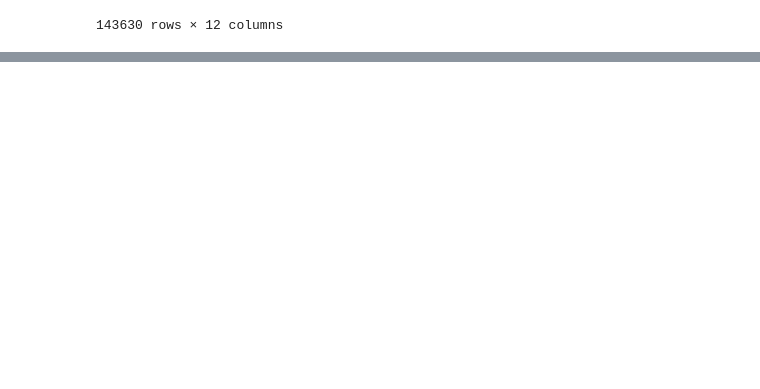
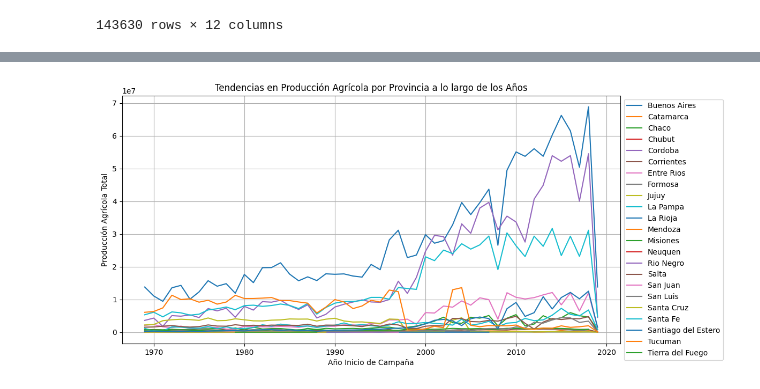
Before and after one commit to Marianod2003/Proyectogrupo21, a Jupyter notebook: .ipynb, the cells around one changed output, grey strips where cells are left out. Saved outputs shown, nothing was run; the diff lists cells and outputs as text; code cells hidden in the pictures; blank space fills up the shorter version.

```diff
--- a/.ipynb
+++ b/.ipynb
@@ -51,0 +55,3 @@ heatmap.set_title('Mapa de calor de correlación ', fontdict={'fontsize':18}, pa
+# %%
+# Cambiar el nombre de tres columnas
+df_agricola.rename(columns={'id_campa�a': 'id_campania', 'campa�a': 'campania', 'produccion ': 'produccion'}, inplace=True)
@@ -51,0 +100,8 @@ heatmap.set_title('Mapa de calor de correlación ', fontdict={'fontsize':18}, pa
+# %%
+df_agricola[['inicio_campania', 'fin_campania']] = df_agricola['campania'].str.split('/', expand=True)
+df_agricola['inicio_campania'] = pd.to_datetime(df_agricola['inicio_campania'], format='%Y')
+df_agricola['fin_campania'] = pd.to_datetime(df_agricola['fin_campania'], format='%Y') + pd.DateOffset(years=1)
+
+# Extrae el año de las columnas "inicio_campaña" y "fin_campaña"
+df_agricola['inicio_campania'] = df_agricola['inicio_campania'].dt.year
+df_agricola['fin_campania'] = df_agricola['fin_campania'].dt.year
@@ -51,0 +213,21 @@ heatmap.set_title('Mapa de calor de correlación ', fontdict={'fontsize':18}, pa
+# %%
+# Filtrar filas con años válidos y eliminar las que no cumplen el formato
+df_agricola = df_agricola[df_agricola['inicio_campania'].notnull()]
+
+# Calcular la producción total por año y Provincia
+tendencias = df_agricola.groupby(['inicio_campania', 'provincia'])['produccion'].sum().reset_index()
+
+# Visualizar tendencias a lo largo de los años
+plt.figure(figsize=(12, 6))
+for provincia in tendencias['provincia'].unique():
+    data = tendencias[tendencias['provincia'] == provincia]
+    plt.plot(data['inicio_campania'], data['produccion'], label=provincia)
+
+plt.xlabel('Año Inicio de Campaña')
+plt.ylabel('Producción Agrícola Total')
+plt.title('Tendencias en Producción Agrícola por Provincia a lo largo de los Años')
+plt.legend(loc='upper left', bbox_to_anchor=(1, 1))
+plt.grid(True)
+plt.show()
+# %% [output]
+[figure, added]
```
Also changed, not shown: parts of 34 cells of this notebook.
